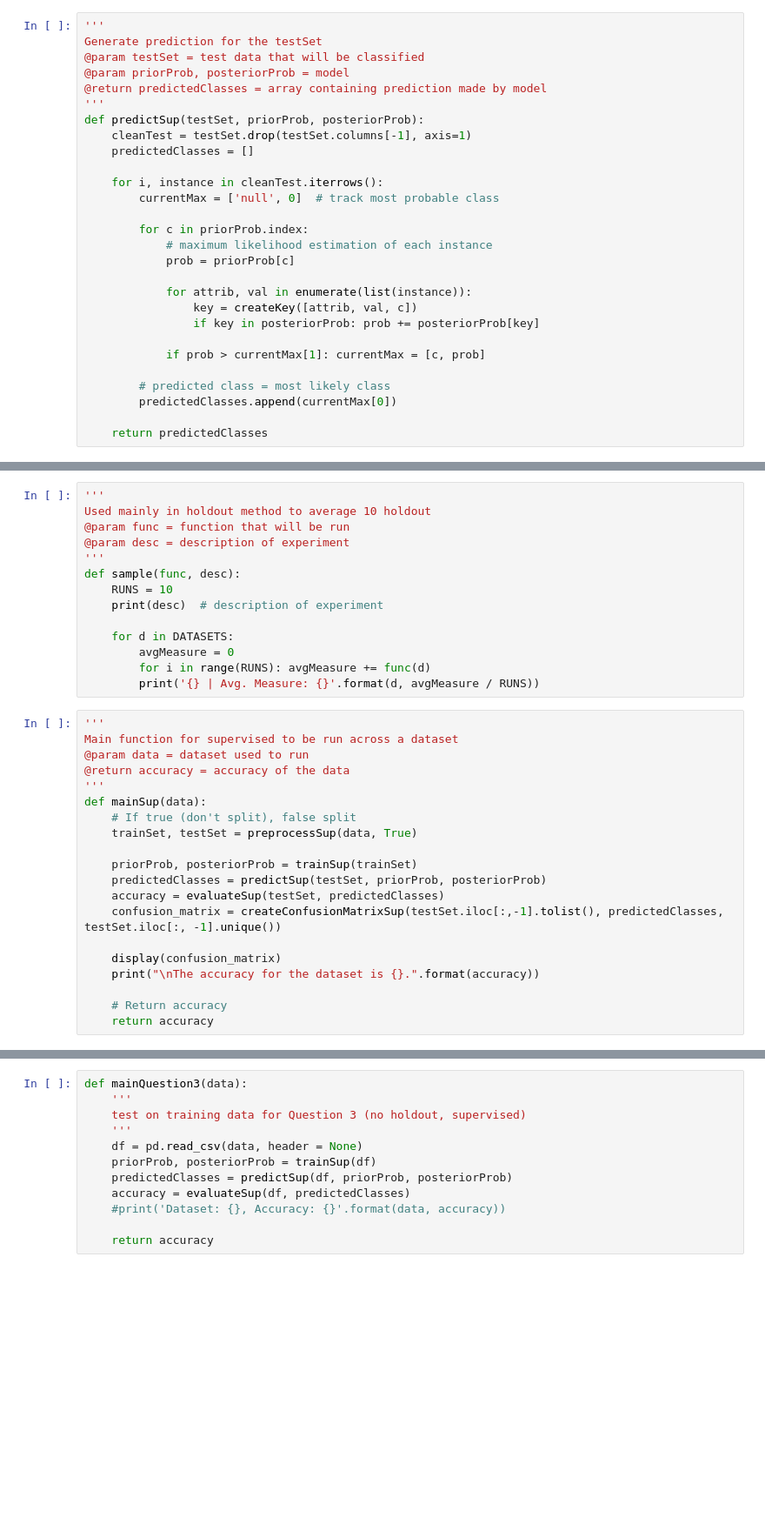
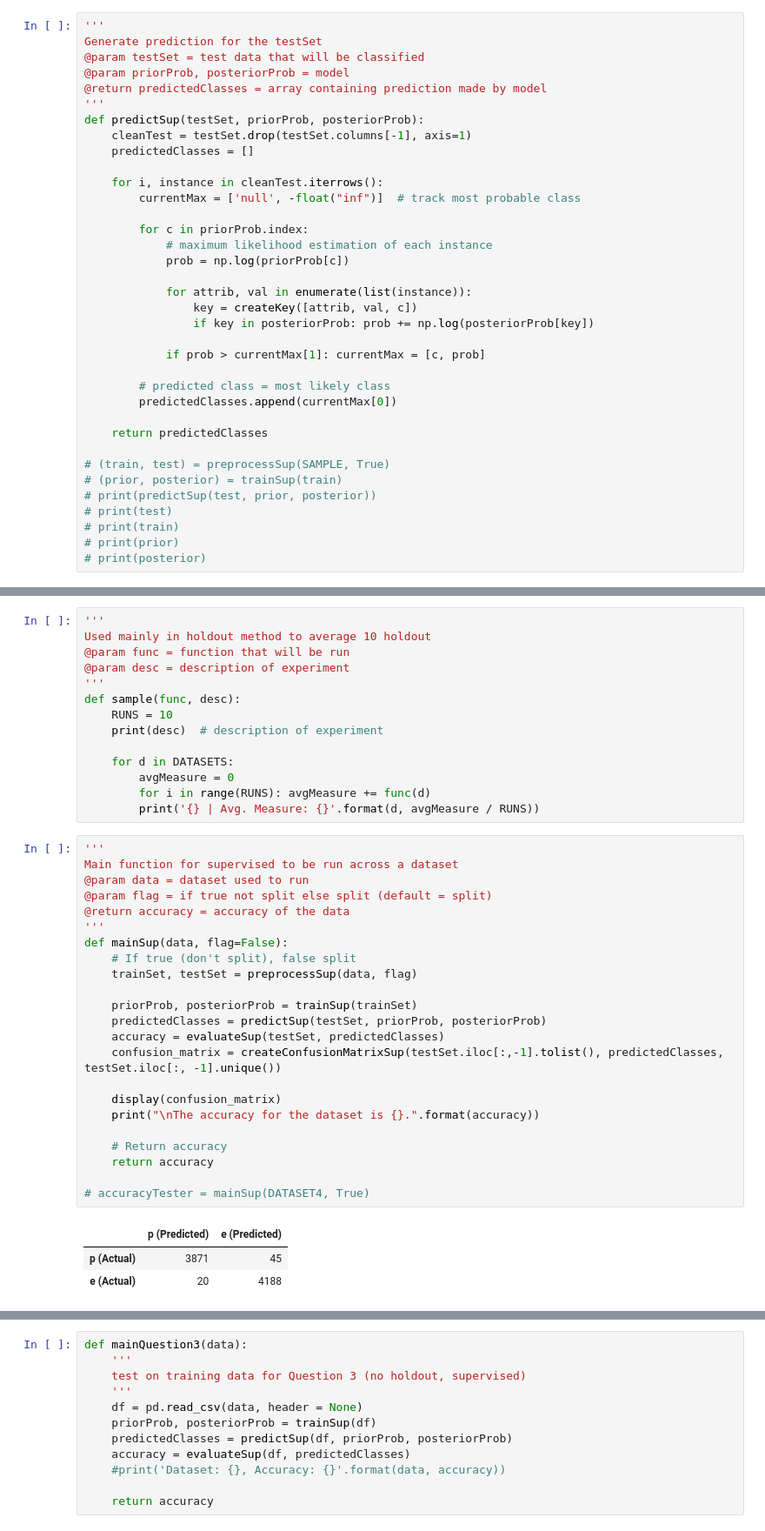
Before and after one commit to maleakhiw/Naive-Bayes-Algorithm, a Jupyter notebook: new-project.ipynb, the cells around one changed output, grey strips where cells are left out. Shown: that part at 87% size. Saved outputs shown, nothing was run; the diff lists cells and outputs as text; blank space fills up the shorter version.

```diff
--- a/new-project.ipynb
+++ b/new-project.ipynb
@@ -111,15 +111,15 @@ def predictSup(testSet, priorProb, posteriorProb):
     predictedClasses = []
 
     for i, instance in cleanTest.iterrows():
-        currentMax = ['null', 0]  # track most probable class
+        currentMax = ['null', -float("inf")]  # track most probable class
 
         for c in priorProb.index:
             # maximum likelihood estimation of each instance
-            prob = priorProb[c]
+            prob = np.log(priorProb[c])
 
             for attrib, val in enumerate(list(instance)):
                 key = createKey([attrib, val, c])
-                if key in posteriorProb: prob += posteriorProb[key]
+                if key in posteriorProb: prob += np.log(posteriorProb[key])
 
             if prob > currentMax[1]: currentMax = [c, prob]
 
@@ -127,3 +127,11 @@ def predictSup(testSet, priorProb, posteriorProb):
         predictedClasses.append(currentMax[0])
 
     return predictedClasses
+
+# (train, test) = preprocessSup(SAMPLE, True)
+# (prior, posterior) = trainSup(train)
+# print(predictSup(test, prior, posterior))
+# print(test)
+# print(train)
+# print(prior)
+# print(posterior)
@@ -341,20 +369,27 @@ def sample(func, desc):
 # %%
 '''
 Main function for supervised to be run across a dataset
 @param data = dataset used to run
+@param flag = if true not split else split (default = split)
 @return accuracy = accuracy of the data
 '''
-def mainSup(data):
+def mainSup(data, flag=False):
     # If true (don't split), false split
-    trainSet, testSet = preprocessSup(data, True)
+    trainSet, testSet = preprocessSup(data, flag)
 
     priorProb, posteriorProb = trainSup(trainSet)
     predictedClasses = predictSup(testSet, priorProb, posteriorProb)
     accuracy = evaluateSup(testSet, predictedClasses)
     confusion_matrix = createConfusionMatrixSup(testSet.iloc[:,-1].tolist(), predictedClasses, testSet.iloc[:, -1].unique())
 
     display(confusion_matrix)
     print("\nThe accuracy for the dataset is {}.".format(accuracy))
 
     # Return accuracy
     return accuracy
+
+# accuracyTester = mainSup(DATASET4, True)
+# %% [output]
+|  | p (Predicted) | e (Predicted) |
+| p (Actual) | 3871 | 45 |
+| e (Actual) | 20 | 4188 |
```
Also changed, not shown: parts of 3 cells of this notebook, 1 other file.
